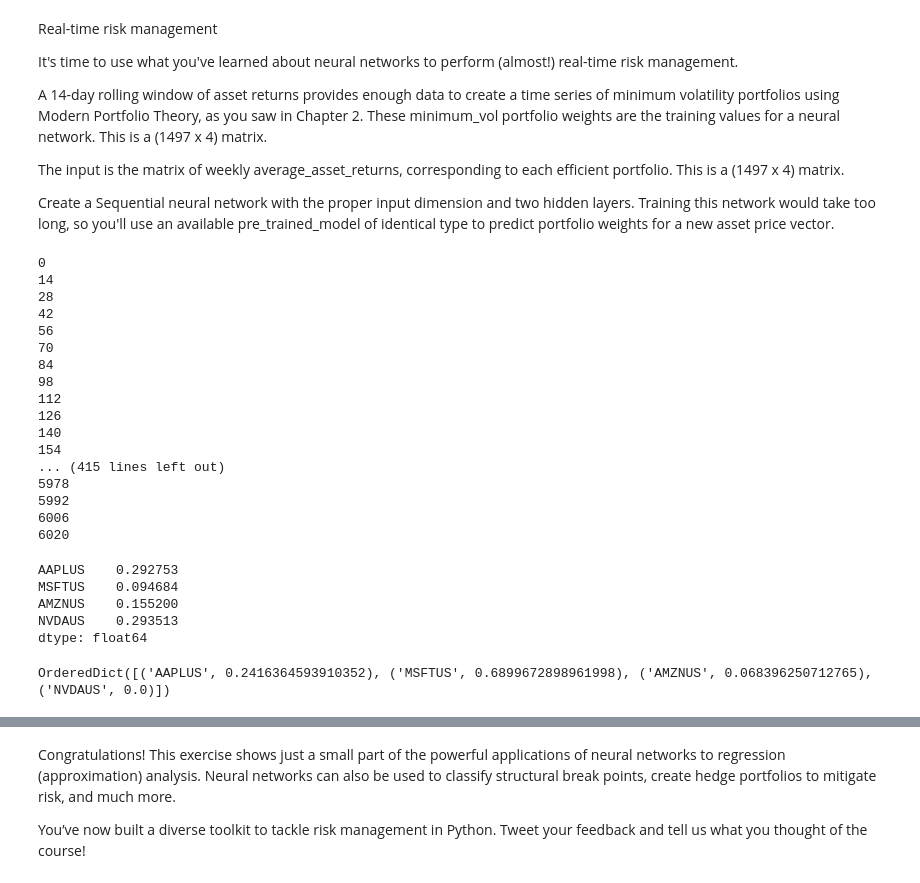
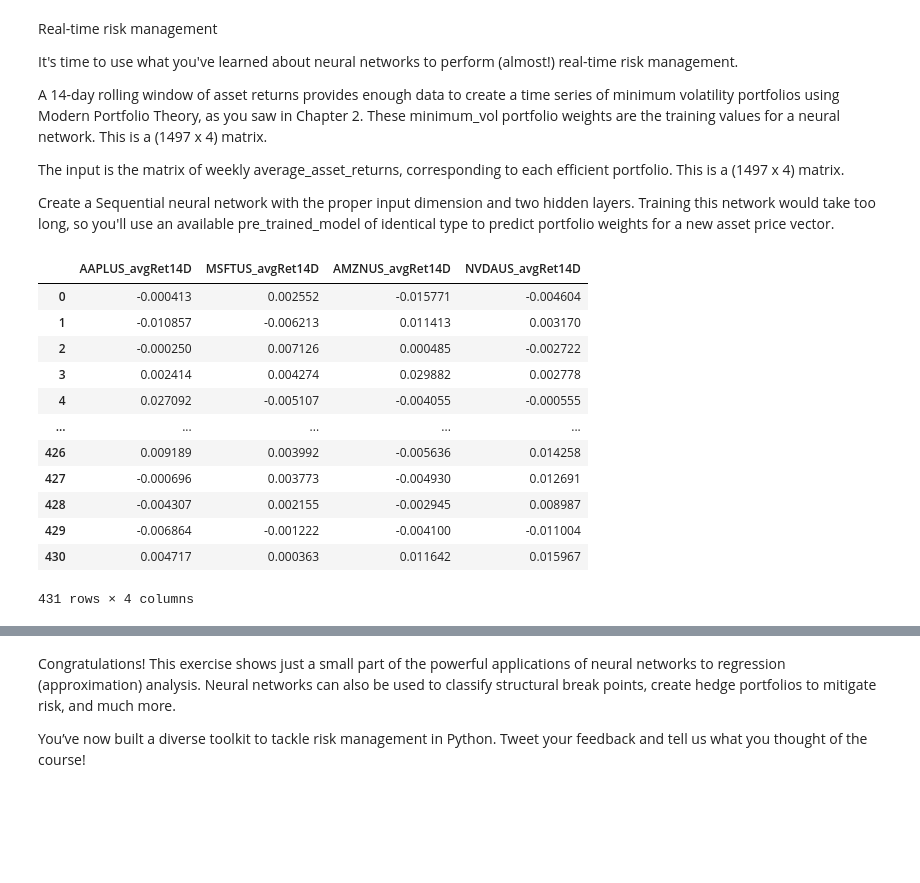
Before and after one commit to TGusciora/Python, a Jupyter notebook: TG_Praca_MGR_Portfel/TG_Praca_MGR_portfel.ipynb, the cells around one changed output, grey strips where cells are left out. Cells and saved outputs as stored; diff of their text form; code cells hidden in the pictures; blank space fills up the shorter version.

Commit message:
Update 2023/01/24 MGR
- added neural network that predicts optimal weights for investments

```diff
--- a/TG_Praca_MGR_Portfel/TG_Praca_MGR_portfel.ipynb
+++ b/TG_Praca_MGR_Portfel/TG_Praca_MGR_portfel.ipynb
@@ -2003,7 +2003,7 @@ Create a Sequential neural network with the proper input dimension and two hidde
 X_train = pd.DataFrame(columns=['AAPLUS_avgRet14D', 'MSFTUS_avgRet14D', 'AMZNUS_avgRet14D', 'NVDAUS_avgRet14D'])
 y_train = pd.DataFrame(columns=['AAPLUS', 'MSFTUS', 'AMZNUS', 'NVDAUS'])
 
-for i in range(0,len(stocks),14):
+for i in range(0,len(stocks)-14,14):
     df_temp = copy.deepcopy(stocks[i:i+14]) # select 14 observations of stocks
     cs_temp = risk_models.CovarianceShrinkage(df_temp) # Create Covariance Shrinkage matrix for 14 days of observations
     mu_temp = expected_returns.mean_historical_return(df_temp) # Calculate expected returns for each asset
@@ -2020,49 +2020,19 @@ for i in range(0,len(stocks),14):
 
     X_train = pd.concat([X_train, ret_temp], ignore_index = True) # Creating independent variables DataFrame for train set
     y_train = pd.concat([y_train, weights_temp] , ignore_index = True) # Creating dependent variables DataFrame for train set
-# %% [output]
-0
-14
-28
-42
-56
-70
-84
-98
-112
-126
-140
-154
-... (415 lines left out)
-5978
-5992
-6006
-6020
-# %%
-mu = expected_returns.mean_historical_return(stocks)
-mu
-# %% [output]
-AAPLUS    0.292753
-MSFTUS    0.094684
-AMZNUS    0.155200
-NVDAUS    0.293513
-dtype: float64
-# %%
-# Create rolling window parameter list
-X_train = stocks_dailyReturns.rolling(14).mean()
-# Need to convert DataFrame to Series for the enumerator to work correctly
-
-#### Expected returns - same name as earlier
-mu = expected_returns.mean_historical_return(stocks)
-# Compute the efficient covariance matrix of returns
-e_cov = cs.ledoit_wolf()
-
-
-sigma = portfolio_dailyReturns.rolling(14).std()
-
-
-ef = EfficientFrontier(None, e_cov)
-min_vol_weights = ef.min_volatility()
-print(min_vol_weights)
-# %% [output]
-OrderedDict([('AAPLUS', 0.2416364593910352), ('MSFTUS', 0.6899672898961998), ('AMZNUS', 0.068396250712765), ('NVDAUS', 0.0)])
+# %%
+X_train
+# %% [output]
+|  | AAPLUS_avgRet14D | MSFTUS_avgRet14D | AMZNUS_avgRet14D | NVDAUS_avgRet14D |
+| 0 | -0.000413 | 0.002552 | -0.015771 | -0.004604 |
+| 1 | -0.010857 | -0.006213 | 0.011413 | 0.003170 |
+| 2 | -0.000250 | 0.007126 | 0.000485 | -0.002722 |
+| 3 | 0.002414 | 0.004274 | 0.029882 | 0.002778 |
+| 4 | 0.027092 | -0.005107 | -0.004055 | -0.000555 |
+| ... | ... | ... | ... | ... |
+| 426 | 0.009189 | 0.003992 | -0.005636 | 0.014258 |
+| 427 | -0.000696 | 0.003773 | -0.004930 | 0.012691 |
+| 428 | -0.004307 | 0.002155 | -0.002945 | 0.008987 |
+| 429 | -0.006864 | -0.001222 | -0.004100 | -0.011004 |
+| 430 | 0.004717 | 0.000363 | 0.011642 | 0.015967 |
+431 rows × 4 columns
```
Also changed, not shown: parts of 62 cells of this notebook.
